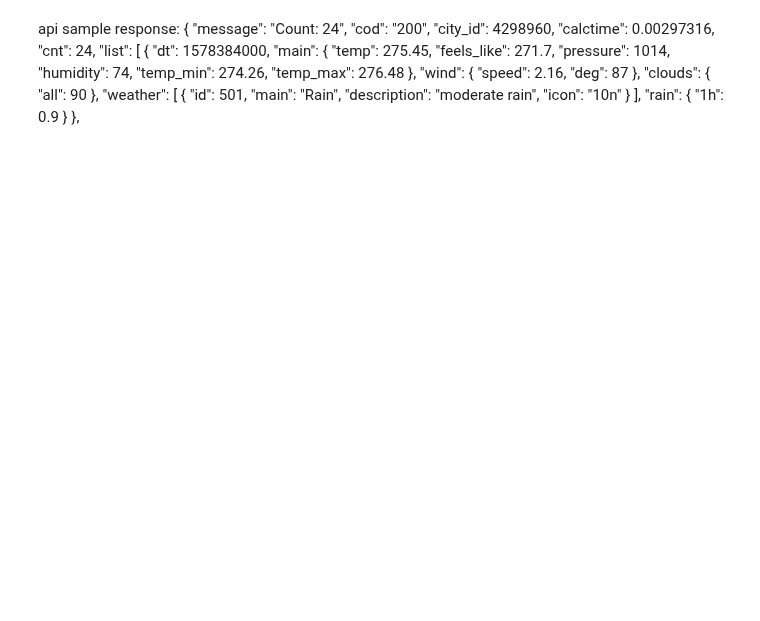
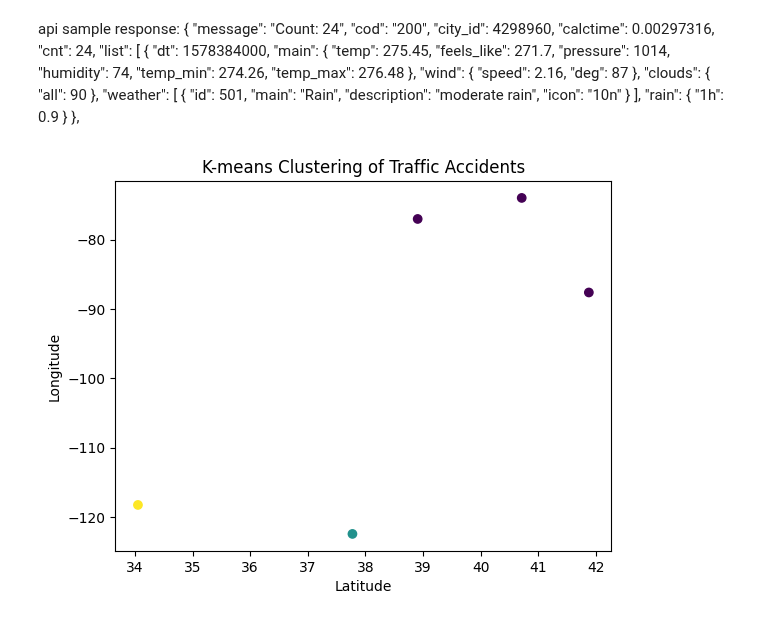
Before and after one commit to ReiannaLiu/MotorVehicleCollision, a Jupyter notebook: data_cleaning_process/weather.ipynb, the cells around one changed output. Drawn from its saved outputs; the diff is of its cells as text; code cells hidden in the pictures; blank space fills up the shorter version.

```diff
--- a/data_cleaning_process/weather.ipynb
+++ b/data_cleaning_process/weather.ipynb
@@ -130,3 +338,44 @@ api sample response:
      "1h": 0.9
    }
 },
+# %%
+### clustering sample
+
+import pandas as pd
+from sklearn.cluster import KMeans
+from sklearn.preprocessing import StandardScaler
+import matplotlib.pyplot as plt
+
+# Assuming you have a DataFrame named 'accidents_df'
+# Replace 'accidents_df' with the actual name of your DataFrame
+
+# Example DataFrame
+data = {'latitude': [40.7128, 34.0522, 41.8781, 37.7749, 38.9072],
+        'longitude': [-74.0060, -118.2437, -87.6298, -122.4194, -77.0370],
+        'severity': [1, 2, 1, 3, 2],
+        'temperature': [25, 28, 22, 24, 26]}
+accidents_df = pd.DataFrame(data)
+
+# Select relevant features for clustering
+features = ['latitude', 'longitude', 'severity', 'temperature']
+X = accidents_df[features]
+
+# Standardize the features
+scaler = StandardScaler()
+X_scaled = scaler.fit_transform(X)
+
+# Choose the number of clusters (you may need to experiment with this)
+n_clusters = 3
+
+# Fit K-means model
+kmeans = KMeans(n_clusters=n_clusters, random_state=42)
+accidents_df['cluster'] = kmeans.fit_predict(X_scaled)
+
+# Visualize the clusters (for 2D features like latitude and longitude)
+plt.scatter(accidents_df['latitude'], accidents_df['longitude'], c=accidents_df['cluster'], cmap='viridis', marker='o')
+plt.title('K-means Clustering of Traffic Accidents')
+plt.xlabel('Latitude')
+plt.ylabel('Longitude')
+plt.show()
+# %% [output]
+[figure, added]
```
Also changed, not shown: parts of 18 cells of this notebook, 2 other files.
